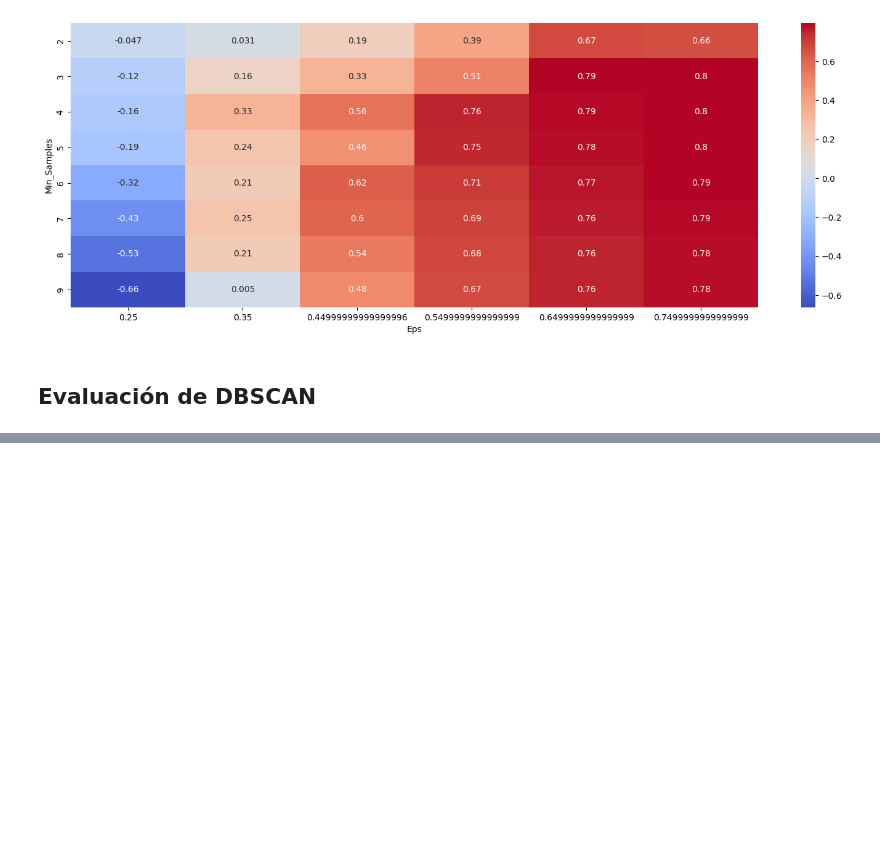
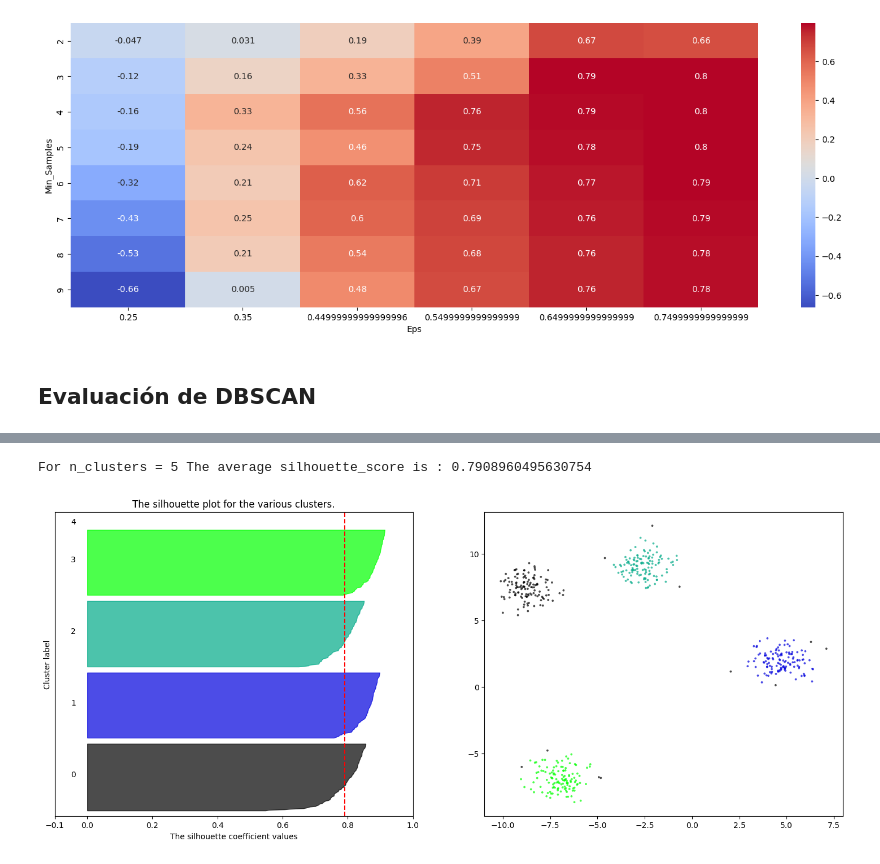
Before and after one commit to Patchwtf/MachineLearningProyects, a Jupyter notebook: Clustering/dbscan.ipynb, the cells around one changed output, grey strips where cells are left out. Cells and saved outputs as stored; diff of their text form; code cells hidden in the pictures; blank space fills up the shorter version.

```diff
--- a/Clustering/dbscan.ipynb
+++ b/Clustering/dbscan.ipynb
@@ -136,7 +147,7 @@ ax1.set_xlim([-0.1, 1])
 # The (n_clusters+1)*10 is for inserting blank space between silhouette
 # plots of individual clusters, to demarcate them clearly.
 
-clusterer = DBSCAN(eps=0.5, min_samples=3)
+clusterer = DBSCAN(eps=0.65, min_samples=3)
 cluster_labels = clusterer.fit_predict(X)
 n_clusters = len(np.unique(cluster_labels))
 
@@ -165,30 +176,33 @@ for i in range(n_clusters):
     size_cluster_i = ith_cluster_silhouette_values.shape[0]
     y_upper = y_lower + size_cluster_i
     color = cm.nipy_spectral(float(i) / n_clusters)
     ax1.fill_betweenx(
         np.arange(y_lower, y_upper),
         0,
         ith_cluster_silhouette_values,
         facecolor=color,
         edgecolor=color,
         alpha=0.7,
     )
     # Label the silhouette plots with their cluster numbers at the middle
     ax1.text(-0.05, y_lower + 0.5 * size_cluster_i, str(i))
     # Compute the new y_lower for next plot
     y_lower = y_upper + 10  # 10 for the 0 samples
 ax1.set_title("The silhouette plot for the various clusters.")
 ax1.set_xlabel("The silhouette coefficient values")
 ax1.set_ylabel("Cluster label")
 # The vertical line for average silhouette score of all the values
 ax1.axvline(x=silhouette_avg, color="red", linestyle="--")
 ax1.set_yticks([])  # Clear the yaxis labels / ticks
 ax1.set_xticks([-0.1, 0, 0.2, 0.4, 0.6, 0.8, 1])
 # 2nd Plot showing the actual clusters formed
 colors = cm.nipy_spectral(cluster_labels.astype(float) / n_clusters)
 ax2.scatter(
     X[:, 0], X[:, 1], marker=".", s=30, lw=0, alpha=0.7, c=colors, edgecolor="k"
 )
 
 
 plt.show()
+# %% [output]
+For n_clusters = 5 The average silhouette_score is : 0.7908960495630754
+[figure, added]
```
Also changed, not shown: parts of 2 cells of this notebook.
